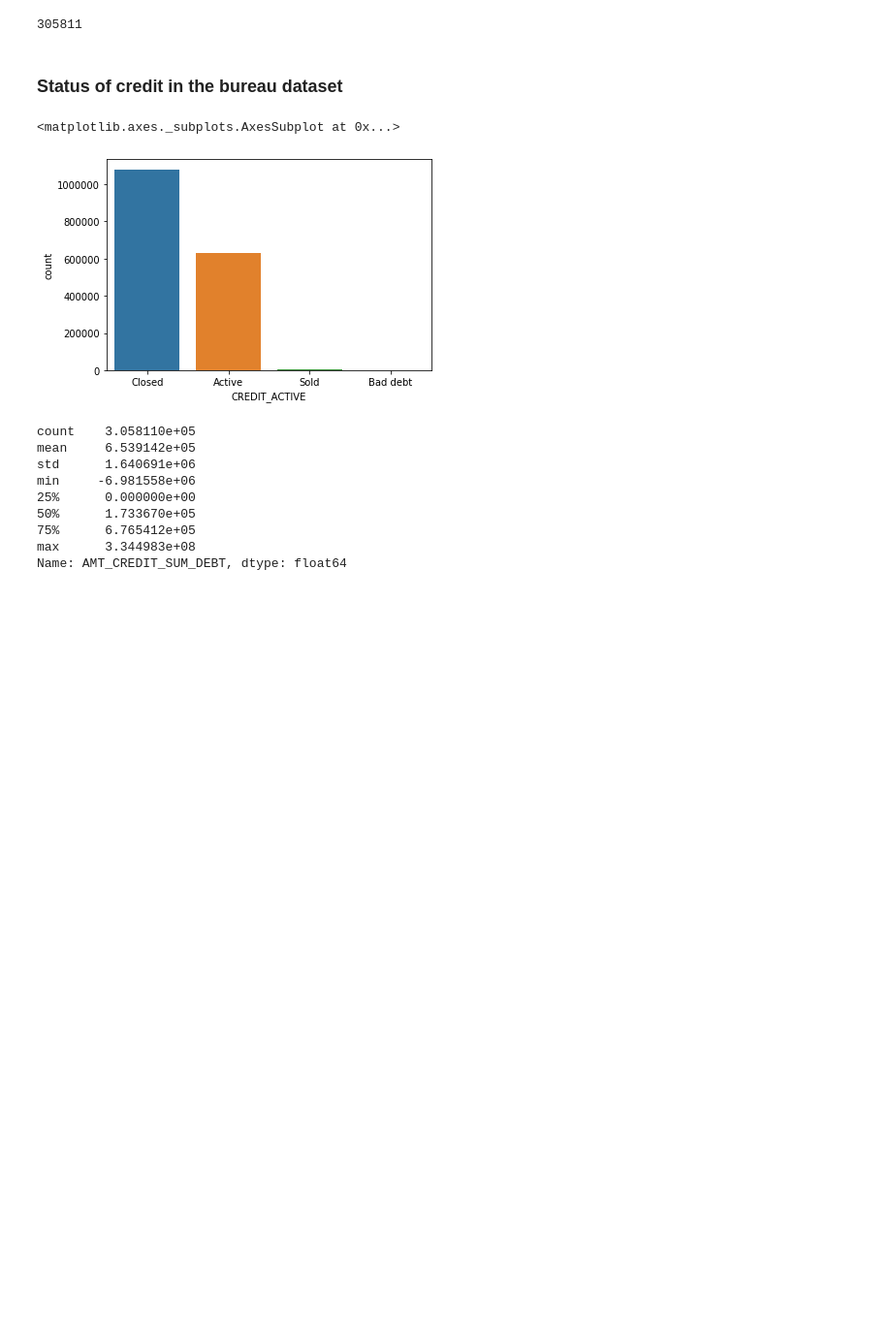
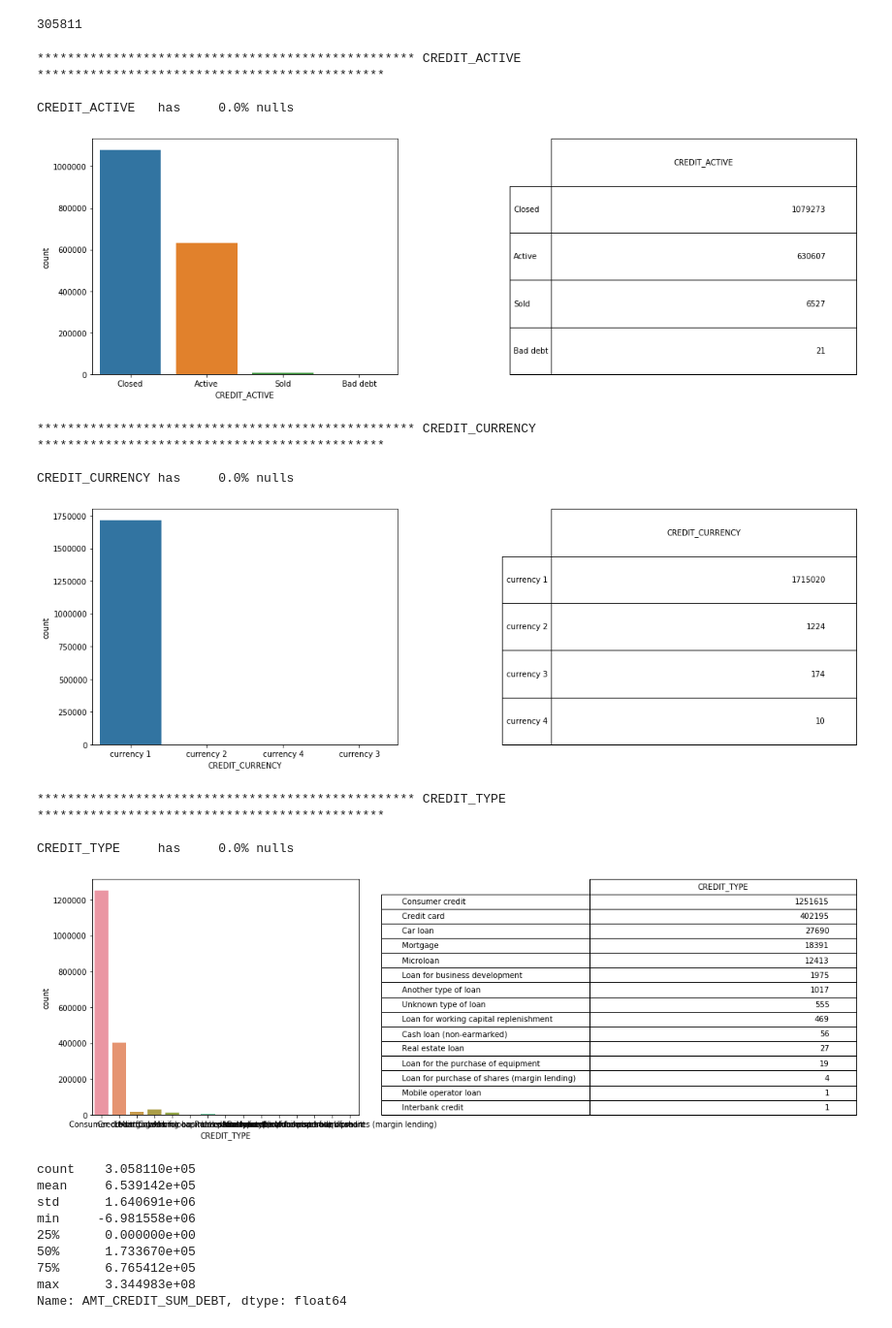
Before and after one commit to kpimparkar/SP20_AML_Project, a Jupyter notebook: Group11_Phase1_Notebook.ipynb, the cells around one changed output. Shown at 97% size. Cells and saved outputs as stored; diff of their text form; code cells hidden in the pictures; blank space fills up the shorter version.

```diff
--- a/Group11_Phase1_Notebook.ipynb
+++ b/Group11_Phase1_Notebook.ipynb
@@ -944,13 +939,42 @@ None
 len(bureau_df['SK_ID_CURR'].unique())
 # %% [output]
 305811
-# %% [markdown]
-### Status of credit in the bureau dataset
-# %%
-sns.countplot(bureau_df['CREDIT_ACTIVE'])
-# %% [output]
-<matplotlib.axes._subplots.AxesSubplot at 0x...>
-[figure, removed]
+# %%
+cat_features = ['CREDIT_ACTIVE', 'CREDIT_CURRENCY', 'CREDIT_TYPE']
+# %%
+for attr in cat_features:
+    print("*"*50, attr, "*"*46, "\n")
+    print(f"{attr}\thas\t{(bureau_df[attr].isna().sum()/ bureau_df.shape[0])*100}% nulls\n")
+
+    y = bureau_df[attr].value_counts().to_frame()
+
+    fig = plt.figure(figsize=(15,5))
+
+    ax1 = fig.add_subplot(121)
+    sns.countplot(x=attr, data=bureau_df)
+
+    ax2 = fig.add_subplot(122)
+    font_size=10
+    bbox=[0, 0, 1, 1]
+    ax2.axis('off')
+    mpl_table = ax2.table(cellText = y.values, rowLabels = y.index, bbox=bbox, colLabels=y.columns)
+    mpl_table.auto_set_font_size(False)
+    mpl_table.set_fontsize(font_size)
+    plt.tight_layout(w_pad=20)
+    plt.show()
+# %% [output]
+************************************************** CREDIT_ACTIVE **********************************************
+
+CREDIT_ACTIVE   has     0.0% nulls
+[figure, added]
+************************************************** CREDIT_CURRENCY **********************************************
+
+CREDIT_CURRENCY has     0.0% nulls
+[figure, added]
+************************************************** CREDIT_TYPE **********************************************
+
+CREDIT_TYPE     has     0.0% nulls
+[figure, added]
 # %%
 bureau_df.groupby('SK_ID_CURR').sum()['AMT_CREDIT_SUM_DEBT'].describe()
 # %% [output]
```
Also changed, not shown: parts of 5 cells of this notebook.
